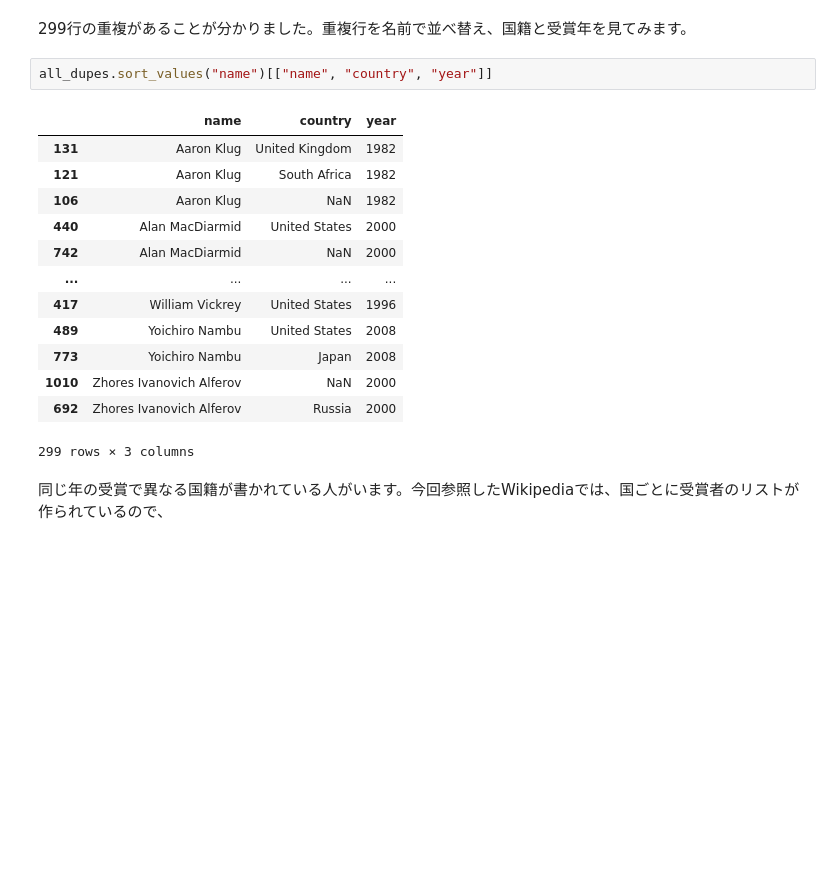
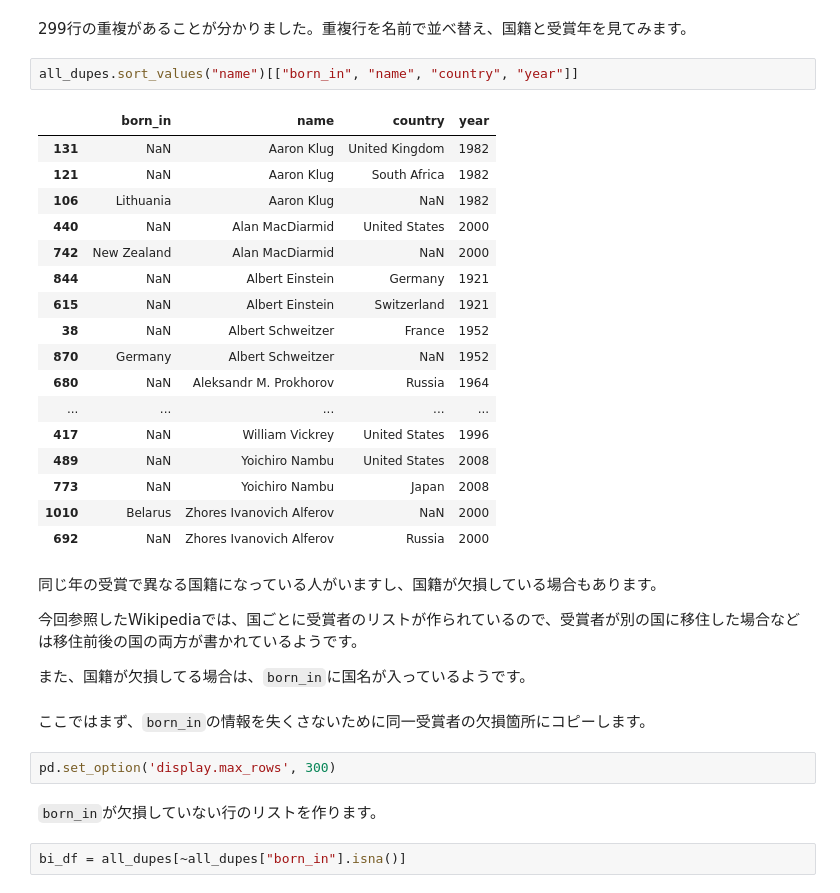
Before and after one commit to shinchu/dataviz-notebooks, a Jupyter notebook: week_2/nobel-laureates.ipynb, the cells around one changed output. Drawn from its saved outputs; the diff is of its cells as text; blank space fills up the shorter version.

```diff
--- a/week_2/nobel-laureates.ipynb
+++ b/week_2/nobel-laureates.ipynb
@@ -290,20 +378,36 @@ all_dupes
 # %% [markdown]
 299行の重複があることが分かりました。重複行を名前で並べ替え、国籍と受賞年を見てみます。
 # %%
-all_dupes.sort_values("name")[["name", "country", "year"]]
+all_dupes.sort_values("name")[["born_in", "name", "country", "year"]]
 # %% [output]
-|  | name | country | year |
-| 131 | Aaron Klug | United Kingdom | 1982 |
-| 121 | Aaron Klug | South Africa | 1982 |
-| 106 | Aaron Klug | NaN | 1982 |
-| 440 | Alan MacDiarmid | United States | 2000 |
-| 742 | Alan MacDiarmid | NaN | 2000 |
-| ... | ... | ... | ... |
-| 417 | William Vickrey | United States | 1996 |
-| 489 | Yoichiro Nambu | United States | 2008 |
-| 773 | Yoichiro Nambu | Japan | 2008 |
-| 1010 | Zhores Ivanovich Alferov | NaN | 2000 |
-| 692 | Zhores Ivanovich Alferov | Russia | 2000 |
+|  | born_in | name | country | year |
+| 131 | NaN | Aaron Klug | United Kingdom | 1982 |
+| 121 | NaN | Aaron Klug | South Africa | 1982 |
+| 106 | Lithuania | Aaron Klug | NaN | 1982 |
+| 440 | NaN | Alan MacDiarmid | United States | 2000 |
+| 742 | New Zealand | Alan MacDiarmid | NaN | 2000 |
+| 844 | NaN | Albert Einstein | Germany | 1921 |
+| 615 | NaN | Albert Einstein | Switzerland | 1921 |
+| 38 | NaN | Albert Schweitzer | France | 1952 |
+| 870 | Germany | Albert Schweitzer | NaN | 1952 |
+| 680 | NaN | Aleksandr M. Prokhorov | Russia | 1964 |
+| ... | ... | ... | ... | ... |
+| 417 | NaN | William Vickrey | United States | 1996 |
+| 489 | NaN | Yoichiro Nambu | United States | 2008 |
+| 773 | NaN | Yoichiro Nambu | Japan | 2008 |
+| 1010 | Belarus | Zhores Ivanovich Alferov | NaN | 2000 |
+| 692 | NaN | Zhores Ivanovich Alferov | Russia | 2000 |
-299 rows × 3 columns
 # %% [markdown]
-同じ年の受賞で異なる国籍が書かれている人がいます。今回参照したWikipediaでは、国ごとに受賞者のリストが作られているので、
+同じ年の受賞で異なる国籍になっている人がいますし、国籍が欠損している場合もあります。
+
+今回参照したWikipediaでは、国ごとに受賞者のリストが作られているので、受賞者が別の国に移住した場合などは移住前後の国の両方が書かれているようです。
+
+また、国籍が欠損してる場合は、`born_in`に国名が入っているようです。
+# %% [markdown]
+ここではまず、`born_in`の情報を失くさないために同一受賞者の欠損箇所にコピーします。
+# %%
+pd.set_option('display.max_rows', 300)
+# %% [markdown]
+`born_in`が欠損していない行のリストを作ります。
+# %%
+bi_df = all_dupes[~all_dupes["born_in"].isna()]
```
Also changed, not shown: parts of 133 cells of this notebook, 1 other file.
